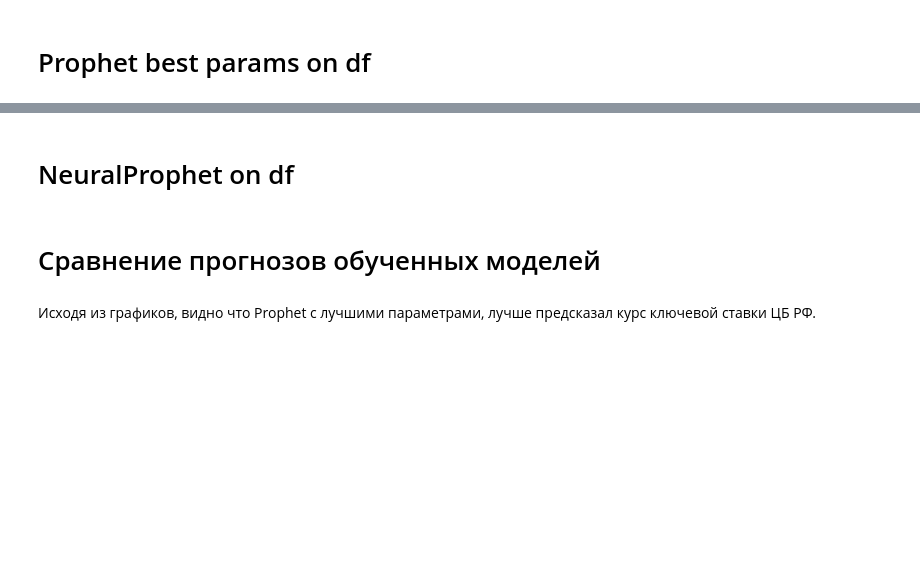
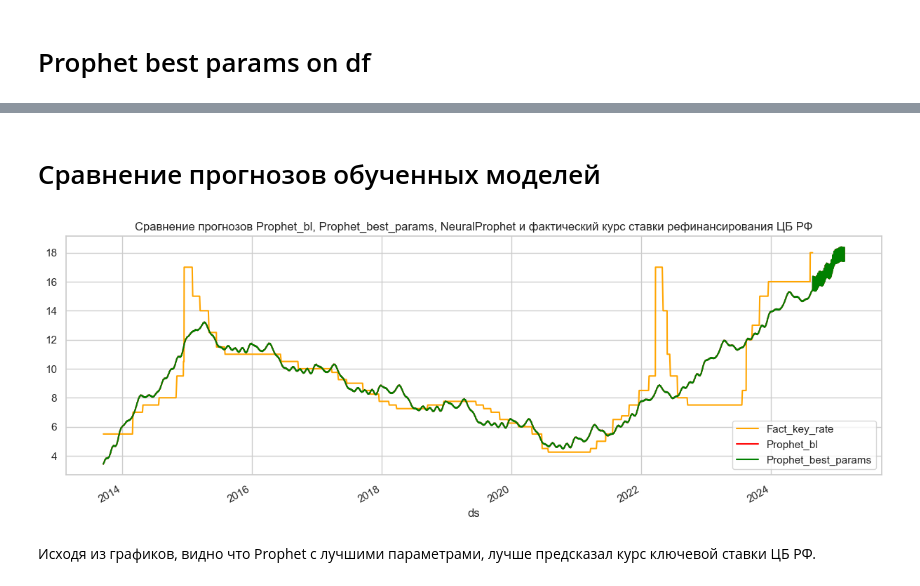
Before and after one commit to myxa95/01_Prediction_of_the_key_rate_in_the_Russian_Federation_MLOps, a Jupyter notebook: notebooks/Baseline_Tuning.ipynb, the cells around one changed output, grey strips where cells are left out. Drawn from its saved outputs; the diff is of its cells as text; code cells hidden in the pictures; blank space fills up the shorter version.

```diff
--- a/notebooks/Baseline_Tuning.ipynb
+++ b/notebooks/Baseline_Tuning.ipynb
@@ -5,8 +5,8 @@ import matplotlib.pyplot as plt
 import seaborn as sns
 import numpy as np
 import holidays
+import yaml
 
-from neuralprophet import NeuralProphet
 from prophet import Prophet
 from prophet.serialize import model_to_json
 from sklearn.model_selection import ParameterGrid
@@ -15,12 +15,12 @@ from tqdm import tqdm
 import sys
 import os
 
-backend_path = os.path.abspath('../backend')
+config_path = r'../config/params.yml'
+config = yaml.load(open(config_path), Loader=yaml.FullLoader)
+
+backend_path = config['train']["backend_path"]
 sys.path.append(backend_path)
 from get_metrics import get_metrics
-
-# Количество предсказанных дней
-pred_days_forecast = 180
 # %%
 # Чтение DataFrame df в файл data/df.csv
 df = pd.read_csv('../data/df.csv')
@@ -314,5 +421,5 @@ prophet_bl.fit(df)
 # %%
 # Создание df с прогнозом
-future_bl = prophet_bl.make_future_dataframe(periods=pred_days_forecast, freq='D')
+future_bl = prophet_bl.make_future_dataframe(periods=config['train']['pred_days_forecast'], freq='D')
 forecast_bl = prophet_bl.predict(future_bl)
 forecast_bl[['ds', 'yhat', 'yhat_lower', 'yhat_upper']].tail()
@@ -336,5 +458,5 @@ final_test_model.fit(df)
 # %%
 # Создание df с прогнозом
-future_ftm = final_test_model.make_future_dataframe(periods=pred_days_forecast, freq='D')
+future_ftm = final_test_model.make_future_dataframe(periods=config['train']['pred_days_forecast'], freq='D')
 forecast_ftm = final_test_model.predict(future_ftm)
 forecast_ftm[['ds', 'yhat', 'yhat_lower', 'yhat_upper']].tail()
@@ -352,2 +484,0 @@ plt.show()
-# %% [markdown]
-# NeuralProphet on df
@@ -370,15 +485,16 @@ NeuralProphet_df.plot(forecast_np, plotting_backend="matplotlib")
 # %% [markdown]
 # Сравнение прогнозов обученных моделей
 # %%
-# Сравнение прогнозов Prophet_bl, Prophet_best_params, NeuralProphet и фактический курс ставки рефинансирования ЦБ РФ
+# Сравнение прогнозов Prophet_bl, Prophet_best_params и фактический курс ставки рефинансирования ЦБ РФ
 fig, ax = plt.subplots(figsize=(14,5))
 fig.set_figheight(5)
 fig.set_figwidth(15)
 df.plot(kind='line',x='ds', y='y', color='orange', label='Fact_key_rate', ax=ax)
 forecast_bl.plot(kind='line', x='ds', y='yhat', color='red', label='Prophet_bl', ax=ax)
 forecast_ftm.plot(kind='line', x='ds', y='yhat', color='green', label='Prophet_best_params', ax=ax)
-forecast_np.plot(kind='line', x='ds', y='yhat1', color='blue', label='Neural_Prophet', ax=ax)
-plt.title('Сравнение прогнозов Prophet_bl, Prophet_best_params, NeuralProphet и фактический курс ставки рефинансирования ЦБ РФ')
+plt.title('Сравнение прогнозов Prophet_bl, Prophet_best_params и фактический курс ставки рефинансирования ЦБ РФ')
 plt.show()
+# %% [output]
+[figure, added]
 # %% [markdown]
 Исходя из графиков, видно что Prophet с лучшими параметрами, лучше предсказал курс ключевой ставки ЦБ РФ.
```
Also changed, not shown: parts of 47 cells of this notebook, 8 other files.
